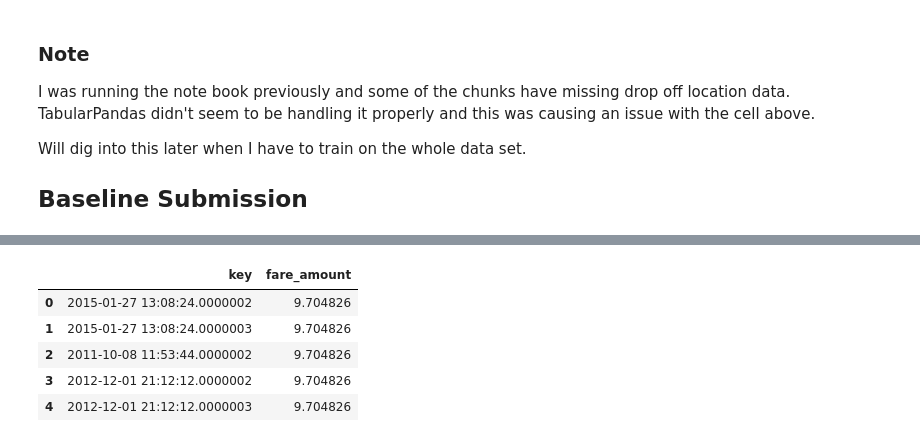
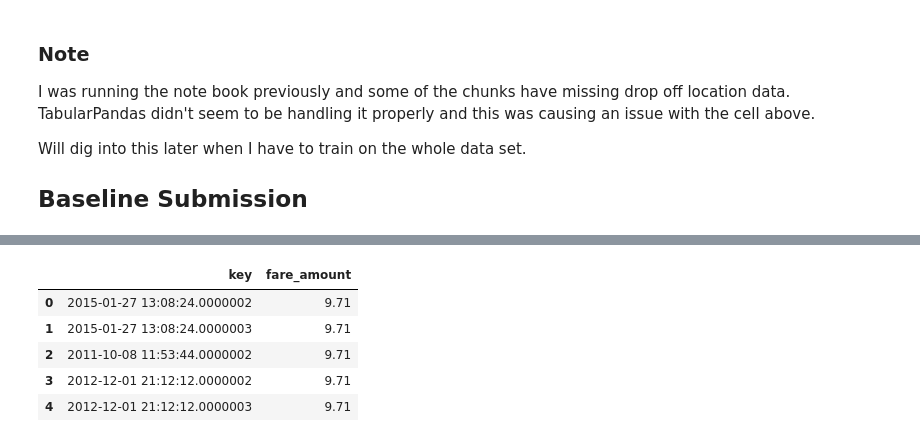
Before and after one commit to loganhartford/taxi_fare, a Jupyter notebook: taxi_fare.ipynb, the cells around one changed output, grey strips where cells are left out. Drawn from its saved outputs; the diff is of its cells as text; code cells hidden in the pictures.

```diff
--- a/taxi_fare.ipynb
+++ b/taxi_fare.ipynb
@@ -273,15 +208,15 @@ memory usage: 3.6 MB
 # %%
 test_preds = m.predict(test_xs)
 submission = pd.DataFrame({
     'key': test_df['key'],
-    'fare_amount': test_preds
+    'fare_amount': test_preds.round(2)
 })
-submission.to_csv("baseline.csv", index=False)
+submission.to_csv("submissions/baseline.csv", index=False)
 submission.head()
 # %% [output]
 |  | key | fare_amount |
-| 0 | 2015-01-27 13:08:24.0000002 | 9.704826 |
-| 1 | 2015-01-27 13:08:24.0000003 | 9.704826 |
-| 2 | 2011-10-08 11:53:44.0000002 | 9.704826 |
-| 3 | 2012-12-01 21:12:12.0000002 | 9.704826 |
-| 4 | 2012-12-01 21:12:12.0000003 | 9.704826 |
+| 0 | 2015-01-27 13:08:24.0000002 | 9.71 |
+| 1 | 2015-01-27 13:08:24.0000003 | 9.71 |
+| 2 | 2011-10-08 11:53:44.0000002 | 9.71 |
+| 3 | 2012-12-01 21:12:12.0000002 | 9.71 |
+| 4 | 2012-12-01 21:12:12.0000003 | 9.71 |
```
Also changed, not shown: parts of 68 cells of this notebook, 1 other file.
